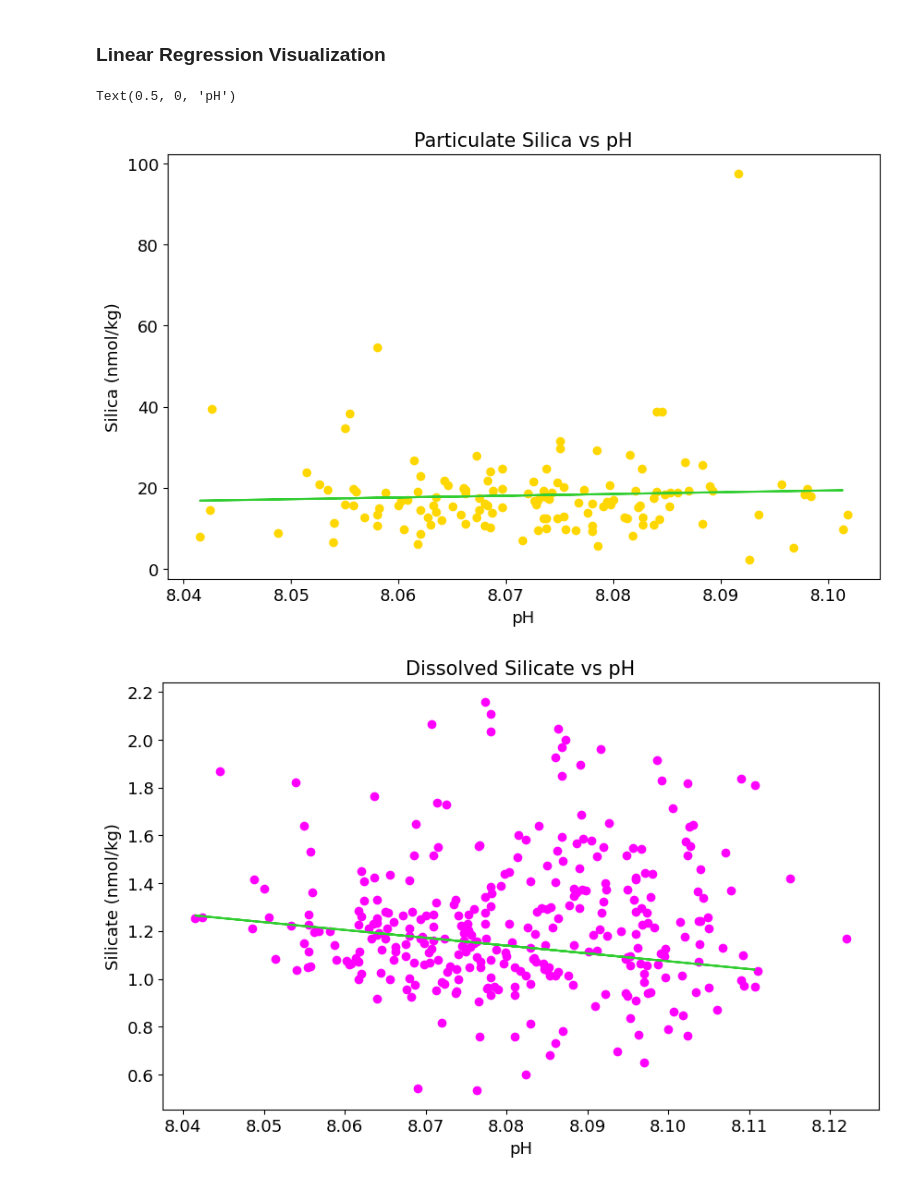
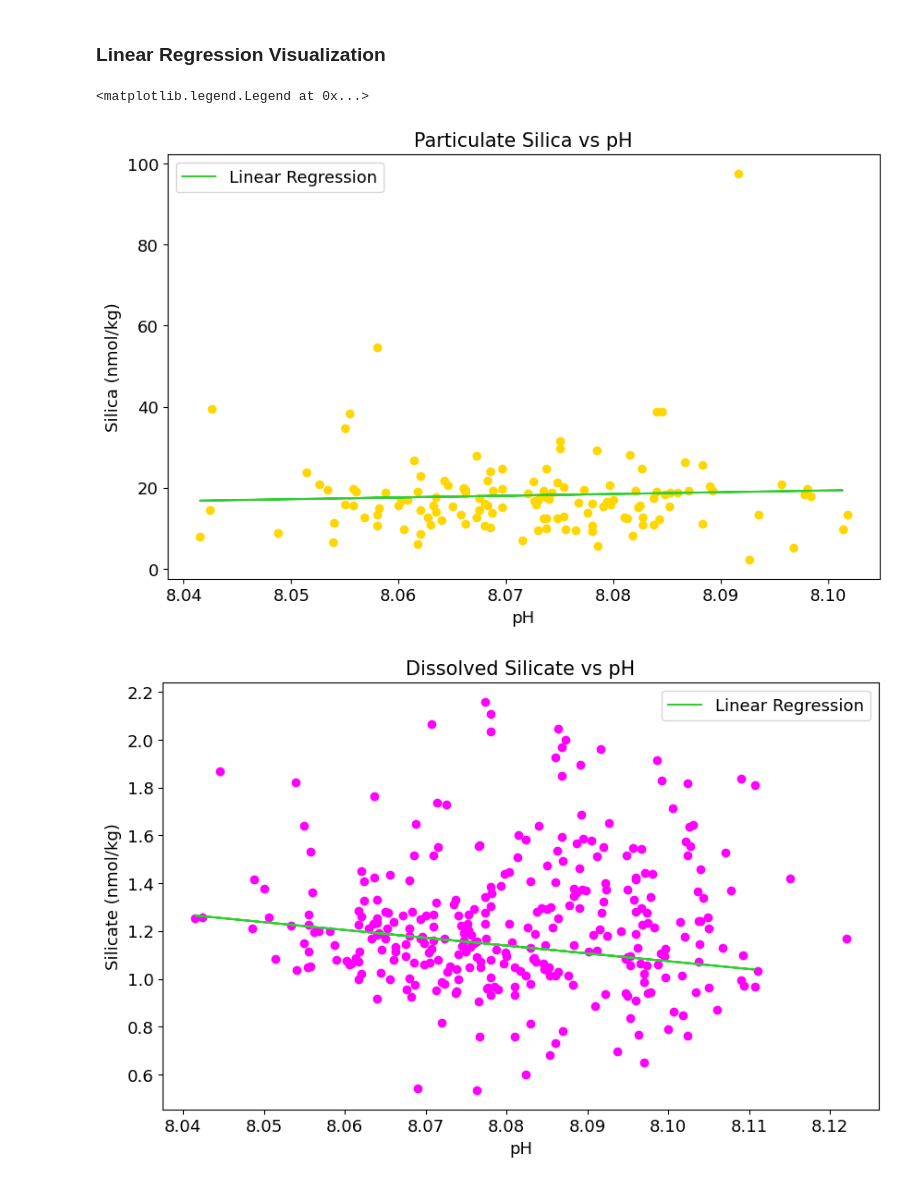
Before and after one commit to vdejong1927/deJong.V_FinalProject, a Jupyter notebook: final_project.ipynb, the cells around one changed output. Drawn from its saved outputs; the diff is of its cells as text; code cells hidden in the pictures.

Commit message:
Added legend to stats plot

```diff
--- a/final_project.ipynb
+++ b/final_project.ipynb
@@ -236,23 +236,24 @@ r^2-value: 0.002605022993187803
 # %%
 # Plot daily mean: ph vs psi
 fig, axs = plt.subplots(figsize=(10,6))
 plt.scatter(aloha_avg_100['ph_bottle_hot'].values, aloha_avg_100['psi_bottle_hot'].values, color='gold')
 plt.plot(aloha_psi['ph_bottle_hot'], y_psi, label='Linear Regression', color='limegreen')
 # Set labels
 axs.set_title('Particulate Silica vs pH', fontsize=15)
 axs.set_ylabel('Silica (nmol/kg)')
 axs.set_xlabel('pH')
-ax
+axs.legend()
 
 # Plot daily mean: ph vs sio4
 fig, axs = plt.subplots(figsize=(10,6))
 plt.scatter(aloha_avg_100['ph_bottle_hot'].values, aloha_avg_100['SiO4_bottle_hot'].values, color='magenta')
 plt.plot(aloha_sio4['ph_bottle_hot'], y_sio4, label='Linear Regression', color='limegreen')
 # Set labels
 axs.set_title('Dissolved Silicate vs pH', fontsize=15)
 axs.set_ylabel('Silicate (nmol/kg)')
 axs.set_xlabel('pH')
+axs.legend()
 # %% [output]
-Text(0.5, 0, 'pH')
+<matplotlib.legend.Legend at 0x...>
-[figure, old version]
+[figure, new version]
-[figure, old version]
+[figure, new version]
```
Also changed, not shown: parts of 1 cell of this notebook.
